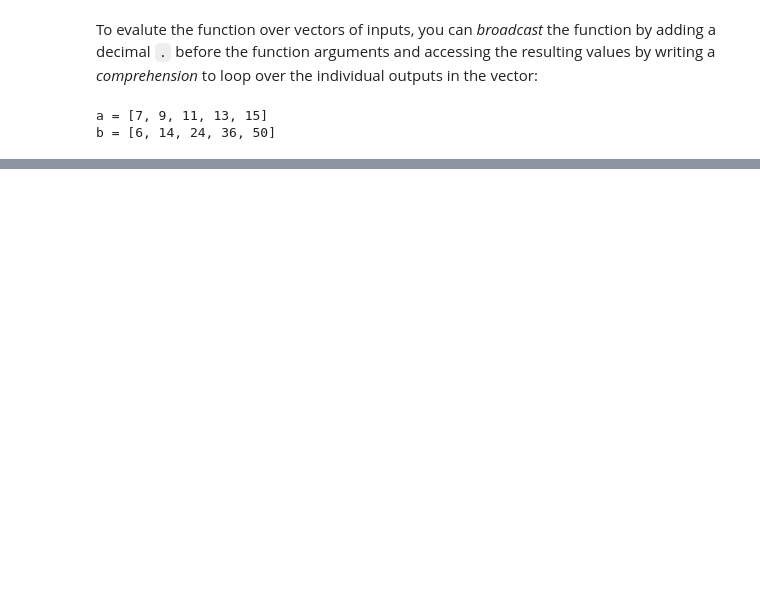
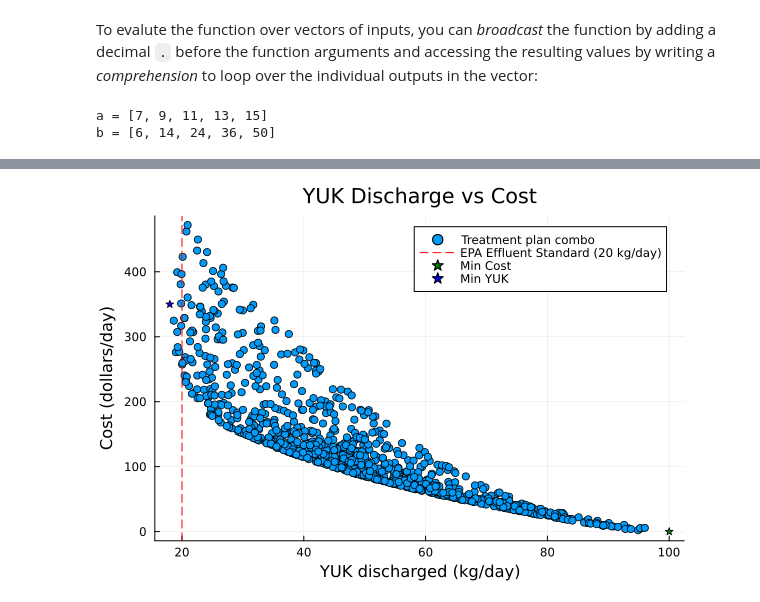
Before and after one commit to BEE4750-FA25/bee4750-hw1-ec8771, a Jupyter notebook: hw01.ipynb, the cells around one changed output, grey strips where cells are left out. Drawn from its saved outputs; the diff is of its cells as text; code cells hidden in the pictures; blank space fills up the shorter version.

```diff
--- a/hw01.ipynb
+++ b/hw01.ipynb
@@ -365,0 +408,40 @@ List any external references consulted, including classmates.
+# %%
+Random.seed!(123) # setting random seed
+
+# sample 1000 different combos from Dirichlet(1,3)
+combos = rand(Dirichlet(3, 1.0), 1000) .* 100 # scale it to 100
+# note: samples 1000 vectors, 3-D Dirichlet disribution with concentration parameters = 1
+# sum to 1 -> sum to 100
+
+
+arr_YUK = Float64[]   # store YUK discharges in an array
+arr_costs = Float64[]   # store costs in an array
+
+for i in 1:1000
+    # pull out the combos by viewing each column while reiterating through the 1000 samples
+    X1 = combos[1, i]
+    X2 = combos[2, i]
+    X3 = combos[3, i]
+
+    YUK, costs = treatment_plan(X1, X2, X3) # run the model
+end
+
+# plot results
+scatter(Y_vals, C_vals,
+    xlabel="YUK discharged (kg/day)",
+    ylabel="Cost (dollars/day)",
+    title="YUK Discharge vs Cost",
+    label="Treatment plan combo")
+
+# add the EPA's effluent standard line (20 kg/day)
+vline!([20], color=:red, linestyle=:dash, label="EPA Effluent Standard (20 kg/day)")
+
+# min-cost strategy
+minYUK, mincost = treatment_plan(0, 0, 100)
+scatter!([minYUK], [mincost], color=:green, marker=:star5, label="Min Cost")
+
+# min-YUK strategy
+minYUK, mincost = treatment_plan(80, 20, 0)
+scatter!([minYUK], [mincost], color=:blue, marker=:star5, label="Min YUK")
+# %% [output]
+[figure, added]
```
Also changed, not shown: parts of 10 cells of this notebook.
